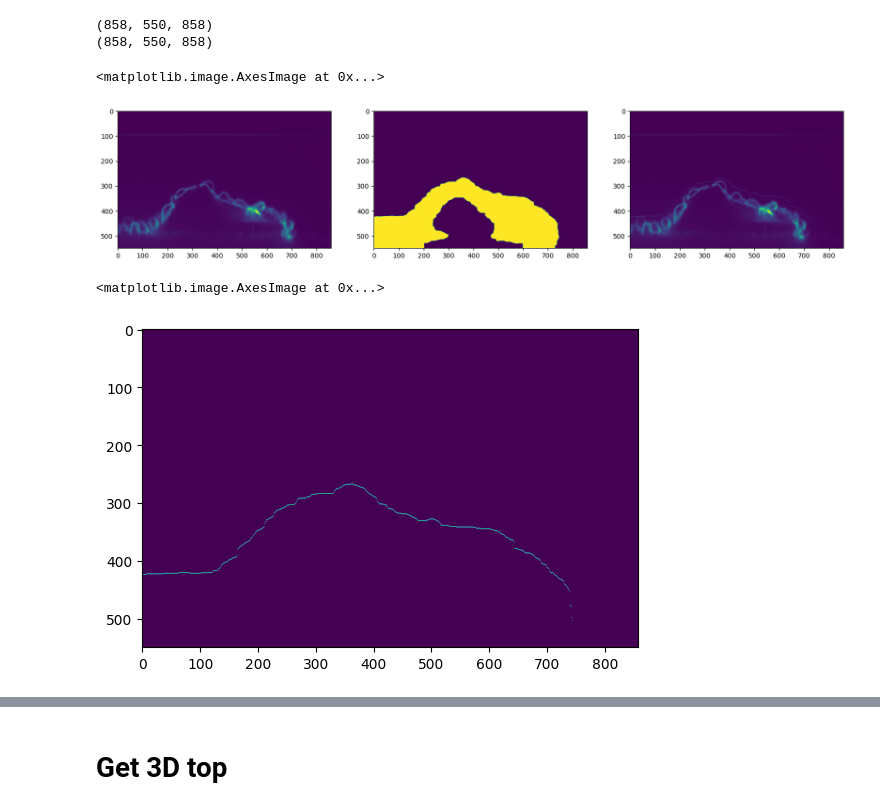
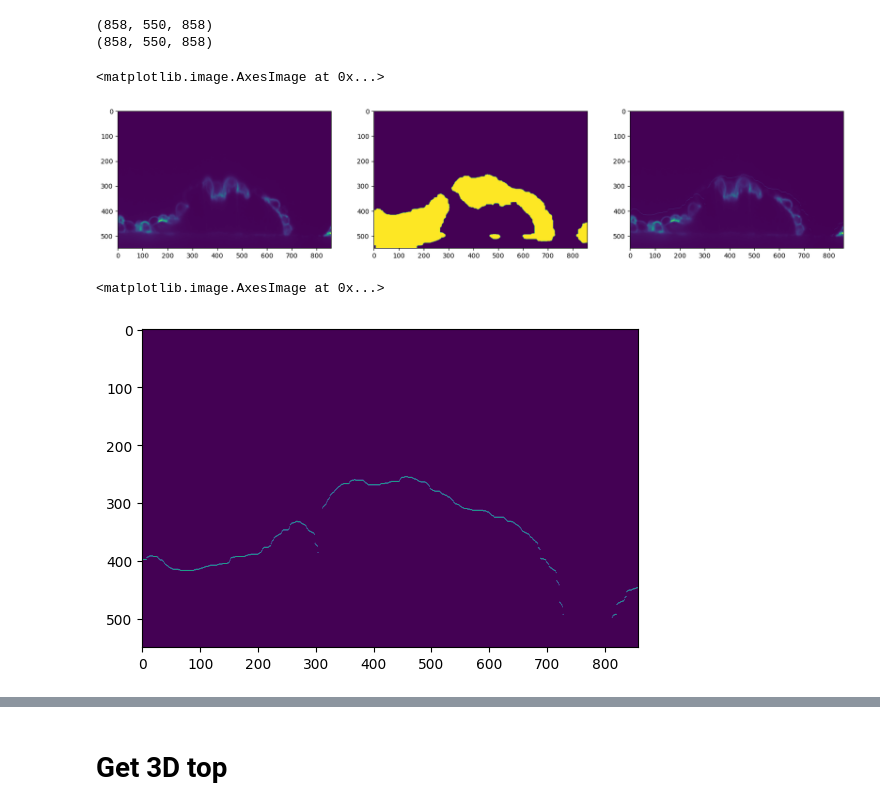
Before and after one commit to P8UXaE/light_sheet_domes, a Jupyter notebook: basalDetection3.ipynb, the cells around one changed output, grey strips where cells are left out. Cells and saved outputs as stored; diff of their text form; code cells hidden in the pictures.

```diff
--- a/basalDetection3.ipynb
+++ b/basalDetection3.ipynb
@@ -30,17 +30,17 @@ first_nonzero_indices = np.argmax(closed_mask != 0, axis=1)
 top_mask = np.zeros_like(closed_mask)
 top_mask[np.arange(closed_mask.shape[0])[:, None, None], first_nonzero_indices[:, None, :], np.arange(closed_mask.shape[2])] = 1
 # %%
-y = 300
+y = 430
 plt.figure(figsize=(20,20))
 plt.subplot(131)
 plt.imshow(image[y])
 plt.subplot(132)
 plt.imshow(closed_mask[y])
 plt.subplot(133)
 plt.imshow(top_mask[y]*300+image[y])
 # %% [output]
 <matplotlib.image.AxesImage at 0x...>
-[figure, old version]
+[figure, new version]
 # %%
 def smooth_array(arr, window_size):
     kernel = np.ones(window_size) / window_size
@@ -50,6 +50,6 @@ def smooth_array(arr, window_size):
 plt.imshow(top_mask[y])
 # %% [output]
 <matplotlib.image.AxesImage at 0x...>
-[figure, old version]
+[figure, new version]
 # %%
 height = []
```
Also changed, not shown: parts of 25 cells of this notebook, 5 other files.
